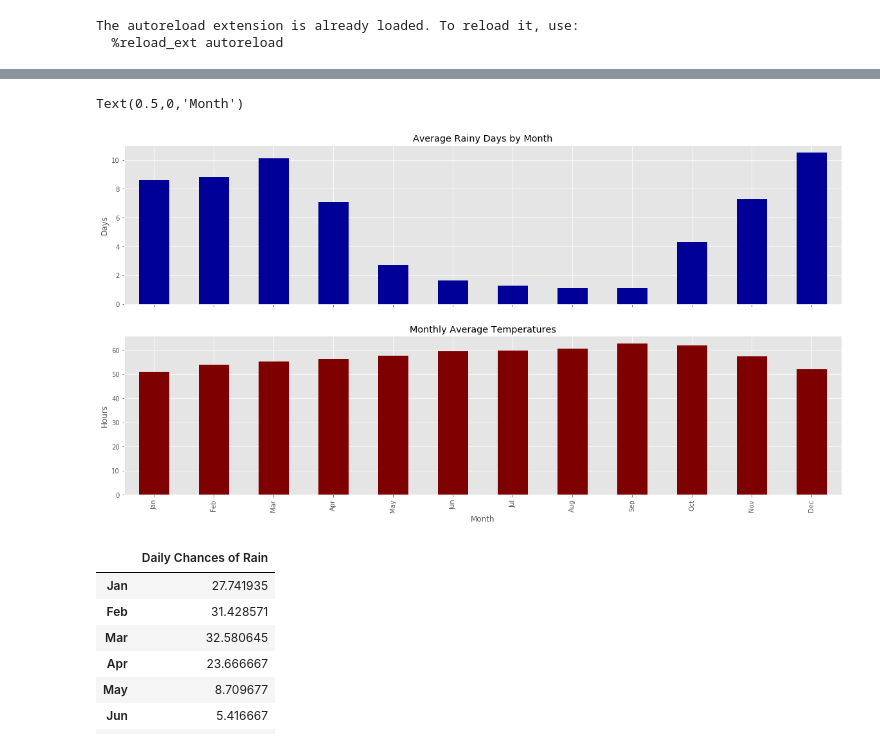
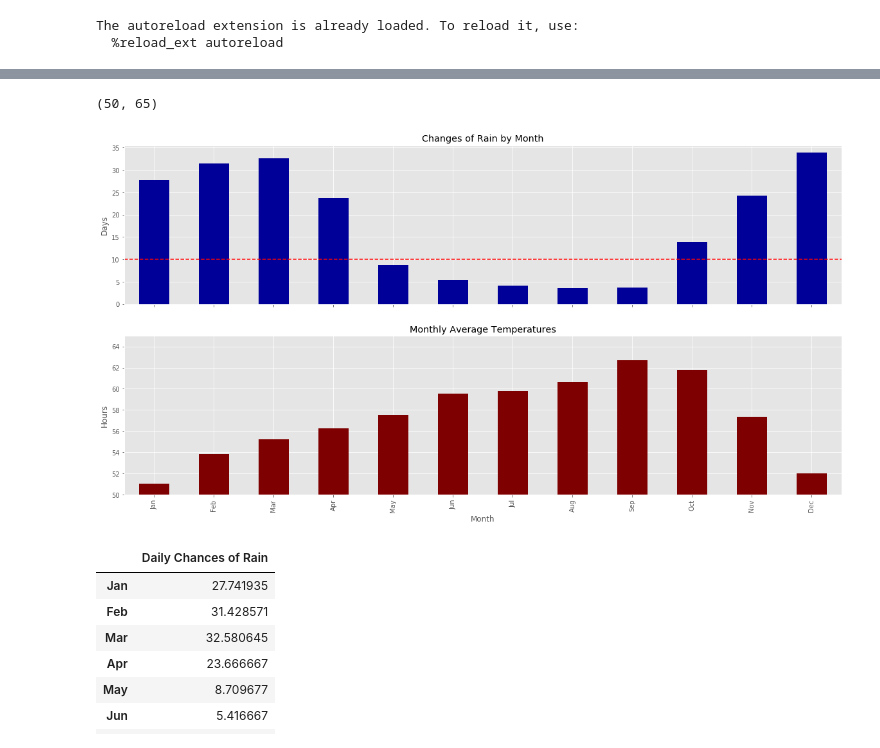
Before and after one commit to mrpozzi/mrpozzi.github.io, a Jupyter notebook: notebooks/PicnicInSF.ipynb, the cells around one changed output, grey strips where cells are left out. Drawn from its saved outputs; the diff is of its cells as text; code cells hidden in the pictures.

```diff
--- a/notebooks/PicnicInSF.ipynb
+++ b/notebooks/PicnicInSF.ipynb
@@ -89,17 +103,20 @@ rains = planner.get_rains()
 # %%
 fig, axes = plt.subplots(nrows=2, ncols=1)
 months = ['Jan', 'Feb', 'Mar', 'Apr', 'May', 'Jun',  'Jul', 'Aug', 'Sep', 'Oct', 'Nov', 'Dec']
-axes[0].set_title('Average Rainy Days by Month')
+#axes[0].set_title('Average Rainy Days by Month')
+axes[0].set_title('Changes of Rain by Month')
 axes[1].set_title('Monthly Average Temperatures')
+axes[0].axhline(10, color='r', linestyle='--')
 
-rains.mean()[months].plot(kind='bar', ax=axes[0], sharex=True, color='#000099')
+(100*rains.mean() / rains.columns.map(num_days))[months].plot(kind='bar', ax=axes[0], sharex=True, color='#000099')
 axes[0].set_ylabel('Days')
 temp.mean()[months].plot(kind='bar', ax=axes[1], color='#7f0000')
 axes[1].set_ylabel('Hours')
 axes[1].set_xlabel('Month')
+axes[1].set_ylim([50,65]) # never too hot, never too warm
 # %% [output]
-Text(0.5,0,'Month')
+(50, 65)
-[figure, old version]
+[figure, new version]
 # %%
 pd.DataFrame({'Daily Chances of Rain': 100*rains.mean() / rains.columns.map(num_days)}).loc[months]
 # %% [output]
```
Also changed, not shown: parts of 8 cells of this notebook, 3 other files.
